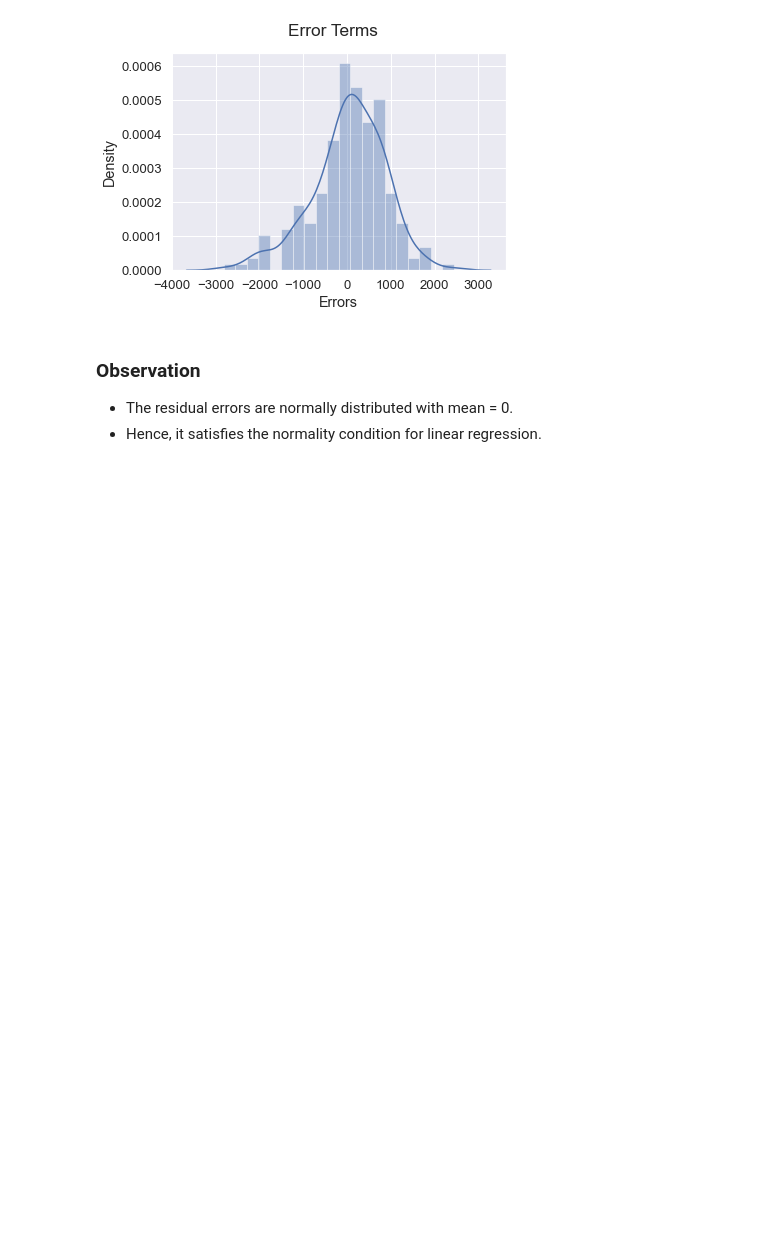
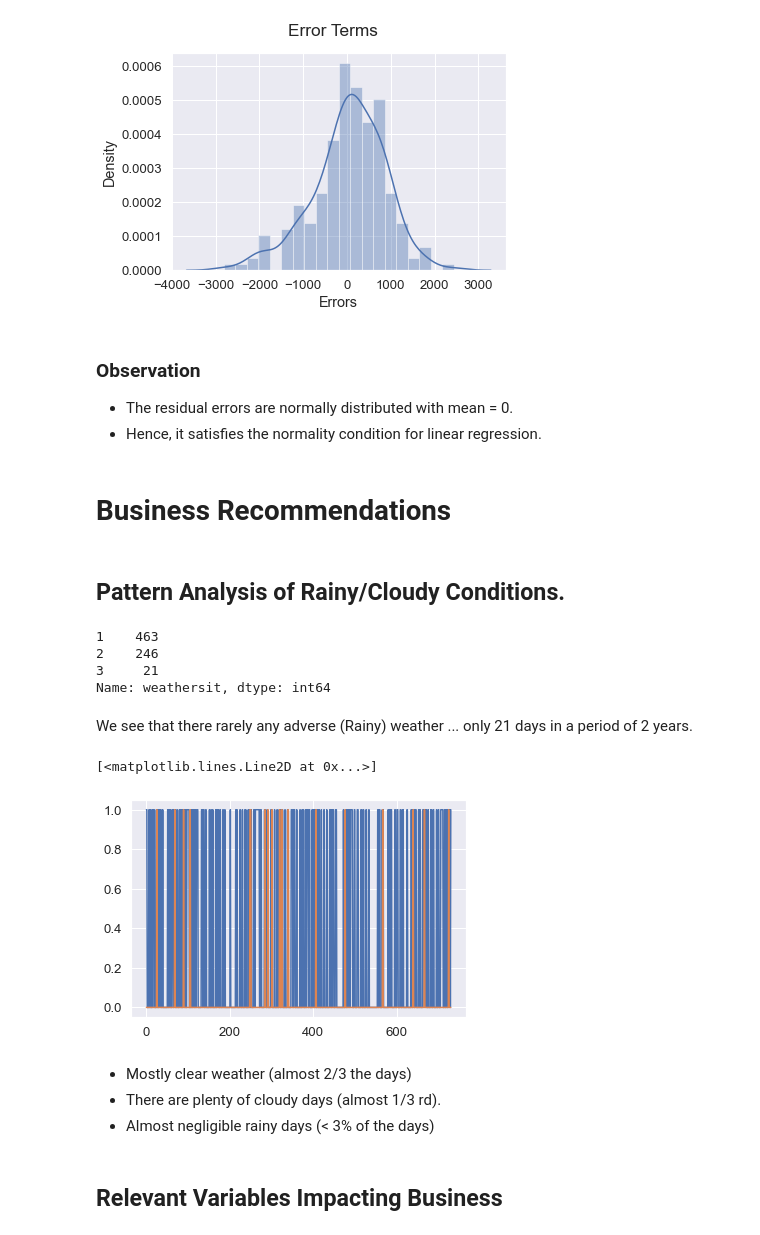
Before and after one commit to Monica05-aadi/Bike_LinearRegression, a Jupyter notebook: Bike Assignment.ipynb, the cells around one changed output. Saved outputs shown, nothing was run; the diff lists cells and outputs as text; code cells hidden in the pictures; blank space fills up the shorter version.

```diff
--- a/Bike Assignment.ipynb
+++ b/Bike Assignment.ipynb
@@ -664,3 +657,30 @@ plt.show()
 ### Observation
 - The residual errors are normally distributed with mean = 0.
 - Hence, it satisfies the normality condition for linear regression.
+# %% [markdown]
+# Business Recommendations
+# %% [markdown]
+## Pattern Analysis of Rainy/Cloudy Conditions.
+# %%
+df3 = pd.read_csv('day.csv')
+df3.weathersit.value_counts()
+# %% [output]
+1    463
+2    246
+3     21
+Name: weathersit, dtype: int64
+# %% [markdown]
+We see that there rarely any adverse (Rainy) weather ... only 21 days in a period of 2 years.
+# %%
+# Plotting Rainy and Cloudy days.
+plt.plot(df.index, df.Cloudy)
+plt.plot(df.index, df.Rainy)
+# %% [output]
+[<matplotlib.lines.Line2D at 0x...>]
+[figure, added]
+# %% [markdown]
+- Mostly clear weather (almost 2/3 the days)
+- There are plenty of cloudy days (almost 1/3 rd).
+- Almost negligible rainy days (< 3% of the days)
+# %% [markdown]
+## Relevant Variables Impacting Business
```
Also changed, not shown: parts of 22 cells of this notebook, 1 other file.
